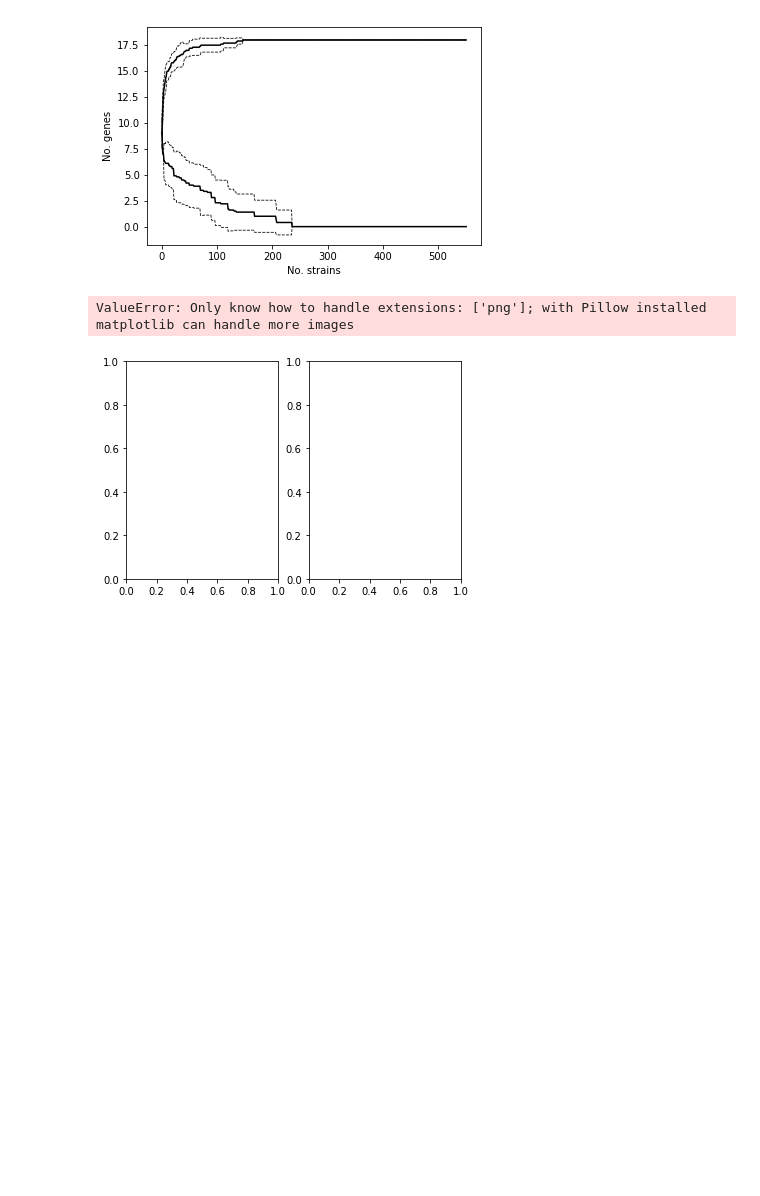
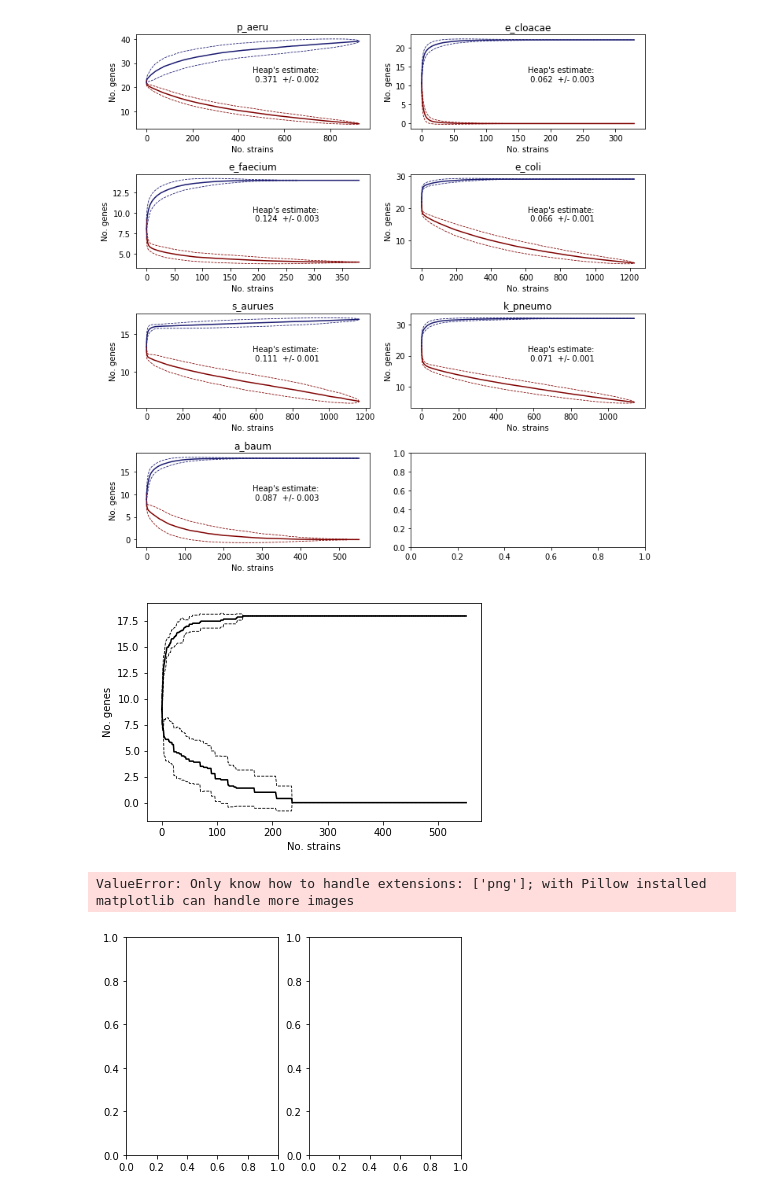
Before and after one commit to yseif/pangenome_curves, a Jupyter notebook: pangenome_curves/temp_script.ipynb, the cells around one changed output. Cells and saved outputs as stored; diff of their text form; code cells hidden in the pictures; blank space fills up the shorter version.

```diff
--- a/pangenome_curves/temp_script.ipynb
+++ b/pangenome_curves/temp_script.ipynb
@@ -54,7 +54,7 @@ def plot_pangenome_curves(pangenome_res, ax, plot_std = False):
 
     ax.plot(xrange, pangenome_res['Pan genome (mean)'], 'midnightblue', label = 'Pan genome')
 
-    ax.legend()
+#     ax.legend()
 
     if plot_std == True:
 
@@ -107,11 +110,23 @@ e_coli
 # %%
+import matplotlib.patches as mpatches
+
 fig, axes = plt.subplots(4, 2, figsize = (10,10))
 i = 0
 for input_file in glob('../data/functional_subsystem/*'):
+    ax = axes[i%4, int(i/4)]
     organism = input_file.split('/')[-1].split('_pan_input_matrix')[0]
     pangenome_res = pd.read_csv('/home/yara/Documents/pangenome_curves/output/%s'%organism)
-    axes[i%4, int(i/4)] = plot_pangenome_curves(pangenome_res, axes[i%4, int(i/4)], plot_std= True)
+    ax = plot_pangenome_curves(pangenome_res, ax, plot_std= True)
+    ax.set_title(organism)
+    std = str(round(heaps_estimate.loc[organism, 'Gamma standard deviation'], 3))
+    m = str(round(heaps_estimate.loc[organism, 'Gamma estimate'], 3))
+    ax.text(0.5,0.5, "Heap's estimate:\n %s  +/- %s"%(m, std), transform=ax.transAxes)
     i += 1
+
+plt.tight_layout()
+plt.savefig('/home/yara/Documents/pangenome_curves/output/2CS_ESKAPEE.svg')
+# %% [output]
+[figure, added]
 # %%
 fig, ax2 = plt.subplots(1,1)
 ax2 = plot_pangenome_curves(core_matrix, pan_matrix, ax2)
```
Also changed, not shown: parts of 2 cells of this notebook, 4 other files.
